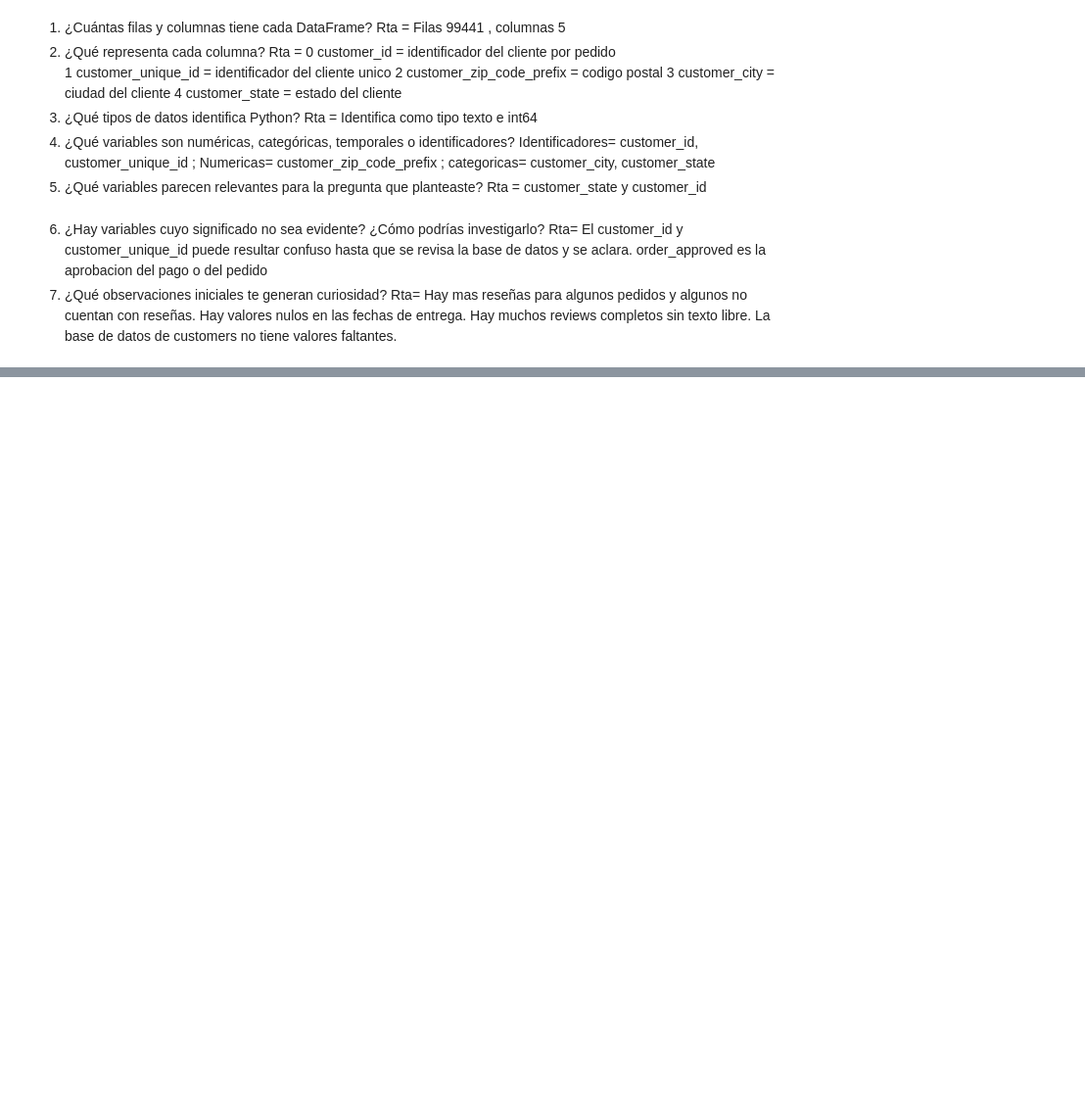
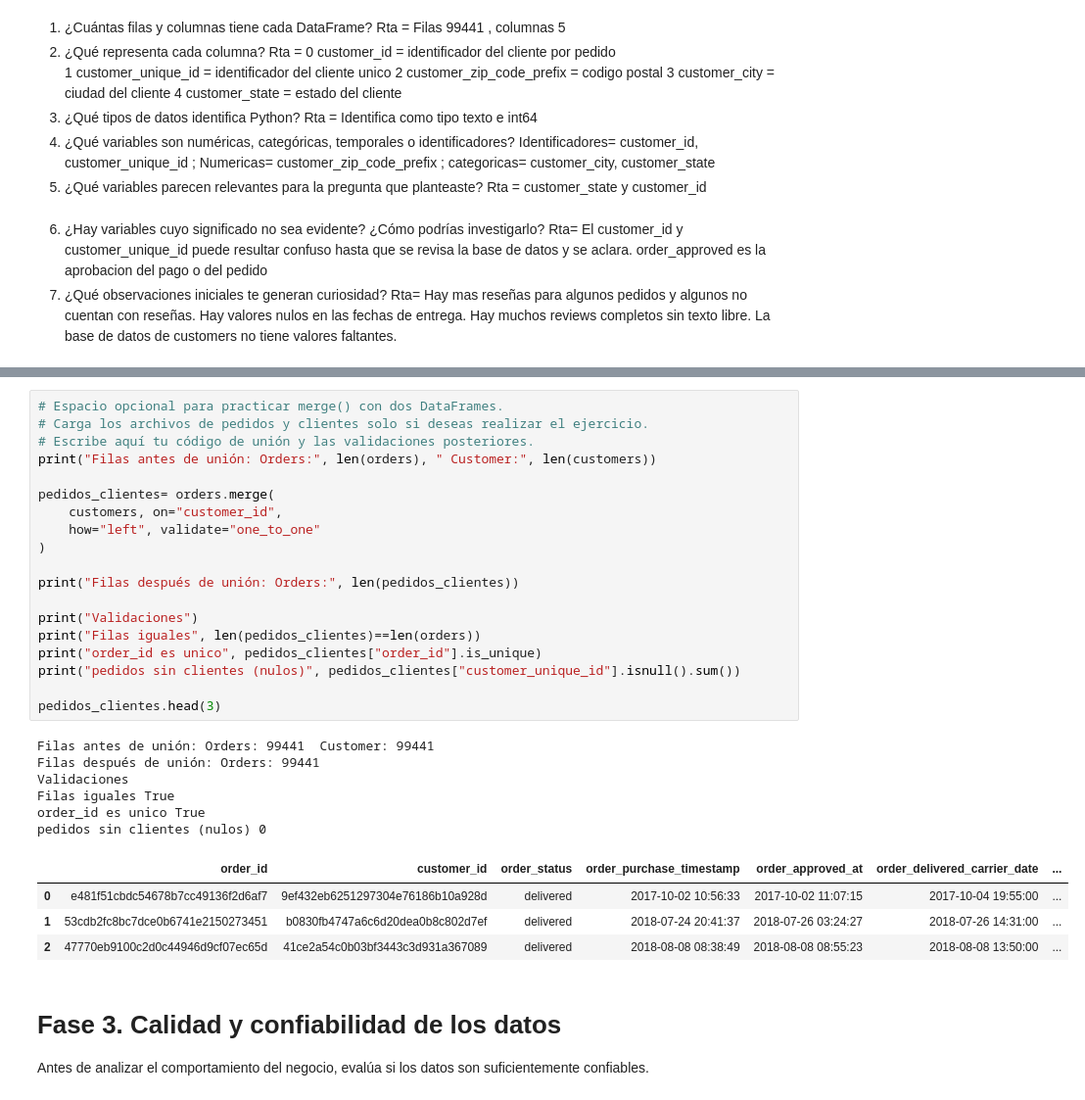
Before and after one commit to maria-romerol/Entregables-BIT-MariaRomero, a Jupyter notebook: Entregables/Actividad 3 Entregable/Entregable3.ipynb, the cells around one changed output, grey strips where cells are left out. Shown at 98% size. Saved outputs shown, nothing was run; the diff lists cells and outputs as text; blank space fills up the shorter version.

```diff
--- a/Entregables/Actividad 3 Entregable/Entregable3.ipynb
+++ b/Entregables/Actividad 3 Entregable/Entregable3.ipynb
@@ -524,0 +521,34 @@ Imagina que tienes una tabla de pedidos y otra de clientes.
+# %%
+# Espacio opcional para practicar merge() con dos DataFrames.
+# Carga los archivos de pedidos y clientes solo si deseas realizar el ejercicio.
+# Escribe aquí tu código de unión y las validaciones posteriores.
+print("Filas antes de unión: Orders:", len(orders), " Customer:", len(customers))
+
+pedidos_clientes= orders.merge(
+    customers, on="customer_id",
+    how="left", validate="one_to_one"
+)
+
+print("Filas después de unión: Orders:", len(pedidos_clientes))
+
+print("Validaciones")
+print("Filas iguales", len(pedidos_clientes)==len(orders))
+print("order_id es unico", pedidos_clientes["order_id"].is_unique)
+print("pedidos sin clientes (nulos)", pedidos_clientes["customer_unique_id"].isnull().sum())
+
+pedidos_clientes.head(3)
+# %% [output]
+Filas antes de unión: Orders: 99441  Customer: 99441
+Filas después de unión: Orders: 99441
+Validaciones
+Filas iguales True
+order_id es unico True
+pedidos sin clientes (nulos) 0
+|  | order_id | customer_id | order_status | order_purchase_timestamp | order_approved_at | order_delivered_carrier_date | ... |
+| 0 | e481f51cbdc54678b7cc49136f2d6af7 | 9ef432eb6251297304e76186b10a928d | delivered | 2017-10-02 10:56:33 | 2017-10-02 11:07:15 | 2017-10-04 19:55:00 | ... |
+| 1 | 53cdb2fc8bc7dce0b6741e2150273451 | b0830fb4747a6c6d20dea0b8c802d7ef | delivered | 2018-07-24 20:41:37 | 2018-07-26 03:24:27 | 2018-07-26 14:31:00 | ... |
+| 2 | 47770eb9100c2d0c44946d9cf07ec65d | 41ce2a54c0b03bf3443c3d931a367089 | delivered | 2018-08-08 08:38:49 | 2018-08-08 08:55:23 | 2018-08-08 13:50:00 | ... |
+# %% [markdown]
+# Fase 3. Calidad y confiabilidad de los datos
+
+Antes de analizar el comportamiento del negocio, evalúa si los datos son suficientemente confiables.
```
Also changed, not shown: parts of 15 cells of this notebook.
